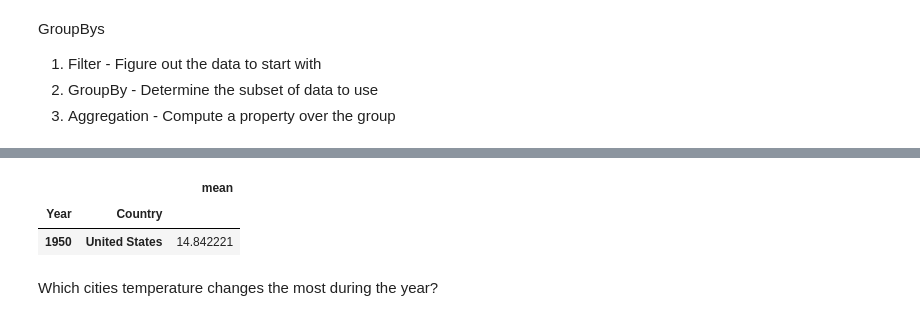
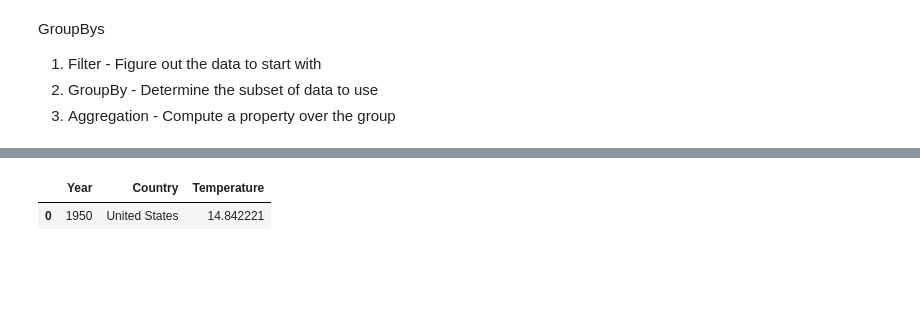
Before and after one commit to srush/BT-AI, a Jupyter notebook: notebooks/module3.notebook.ipynb, the cells around one changed output, grey strips where cells are left out. Saved outputs shown, nothing was run; the diff lists cells and outputs as text; code cells hidden in the pictures; blank space fills up the shorter version.

```diff
--- a/notebooks/module3.notebook.ipynb
+++ b/notebooks/module3.notebook.ipynb
@@ -17,0 +33,6 @@ import altair as alt
+# %%
+path = "https://srush.github.io/BT-AI/notebooks/Temperatures.csv"
+df = pd.read_csv(path,
+                 index_col=0,
+                 parse_dates=["Date"])
+df
@@ -129,0 +381,5 @@ df
+# %%
+df = pd.read_csv(path,
+                 index_col=0,
+                 parse_dates=["Date"])
+df
@@ -179,8 +448,8 @@ Name: dt, Length: 76224, dtype: int64
 # %% [markdown]
 Let's convert these into columns
 # %%
-df["Month"] = df["dt"].dt.month
-df["Year"] = df["dt"].dt.year
+df["Month"] = df["Date"].dt.month
+df["Year"] = df["Date"].dt.year
 # %% [markdown]
 Now these are columns in the table.
 # %%
@@ -400,13 +635,10 @@ temperature
 # %%
 # 2) Group By
-grouped = df[filter].groupby(["Year", "Country"])
+grouped = df[filter].groupby(["Year", "Country"], as_index=False)
 # %%
 # 3) Aggregated
-temperature = grouped["AverageTemperature"].agg(['mean'])
+temperature = grouped["Temperature"].mean()
 temperature
 # %% [output]
-|  |  | mean |
-| Year | Country |  |
-| 1950 | United States | 14.842221 |
+|  | Year | Country | Temperature |
+| 0 | 1950 | United States | 14.842221 |
-# %% [markdown]
-Which cities temperature changes the most during the year?
```
Also changed, not shown: parts of 160 cells of this notebook, 1 other file.
